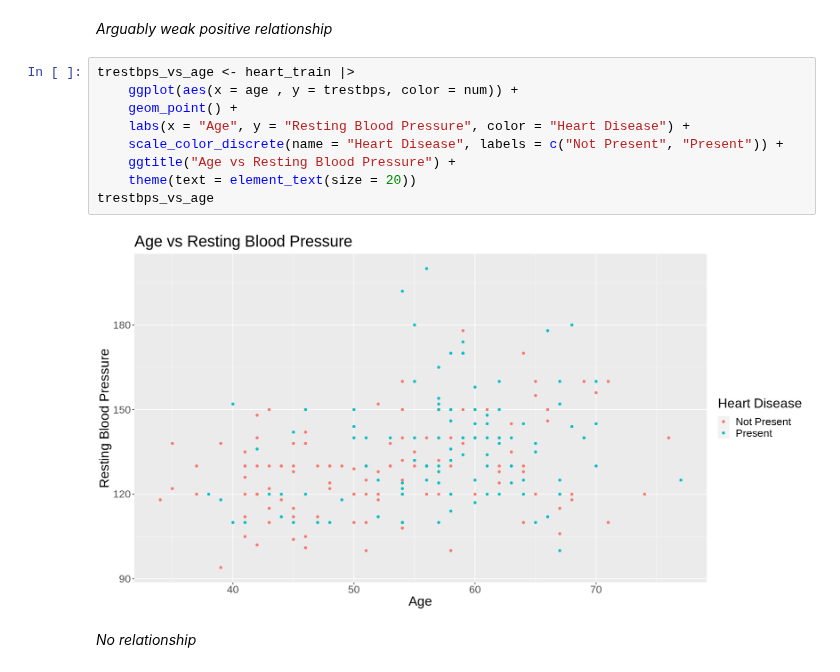
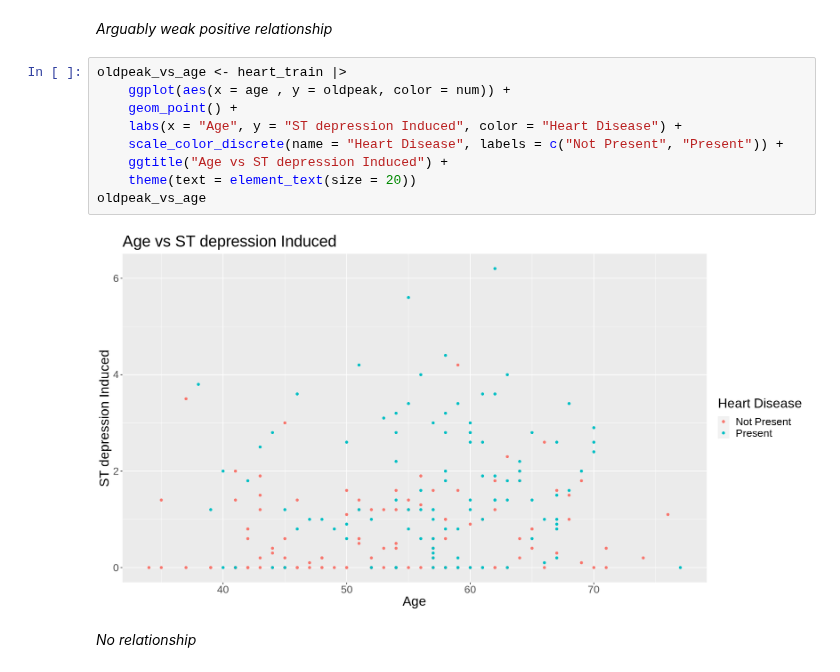
Before and after one commit to Yuvitee/DSCI-100-project, a Jupyter notebook: Heart Disease Proposal.ipynb, the cells around one changed output. Drawn from its saved outputs; the diff is of its cells as text.

```diff
--- a/Heart Disease Proposal.ipynb
+++ b/Heart Disease Proposal.ipynb
@@ -358,16 +358,16 @@ trestbps_vs_chol
 # %% [markdown]
 *Arguably weak positive relationship*
 # %%
-trestbps_vs_age <- heart_train |>
-    ggplot(aes(x = age , y = trestbps, color = num)) +
+oldpeak_vs_age <- heart_train |>
+    ggplot(aes(x = age , y = oldpeak, color = num)) +
     geom_point() +
-    labs(x = "Age", y = "Resting Blood Pressure", color = "Heart Disease") +
+    labs(x = "Age", y = "ST depression Induced", color = "Heart Disease") +
     scale_color_discrete(name = "Heart Disease", labels = c("Not Present", "Present")) +
-    ggtitle("Age vs Resting Blood Pressure") +
+    ggtitle("Age vs ST depression Induced") +
     theme(text = element_text(size = 20))
-trestbps_vs_age
+oldpeak_vs_age
 # %% [output]
-[figure, old version]
+[figure, new version]
 # %% [markdown]
 *No relationship*
 # %%
```
Also changed, not shown: parts of 2 cells of this notebook.
